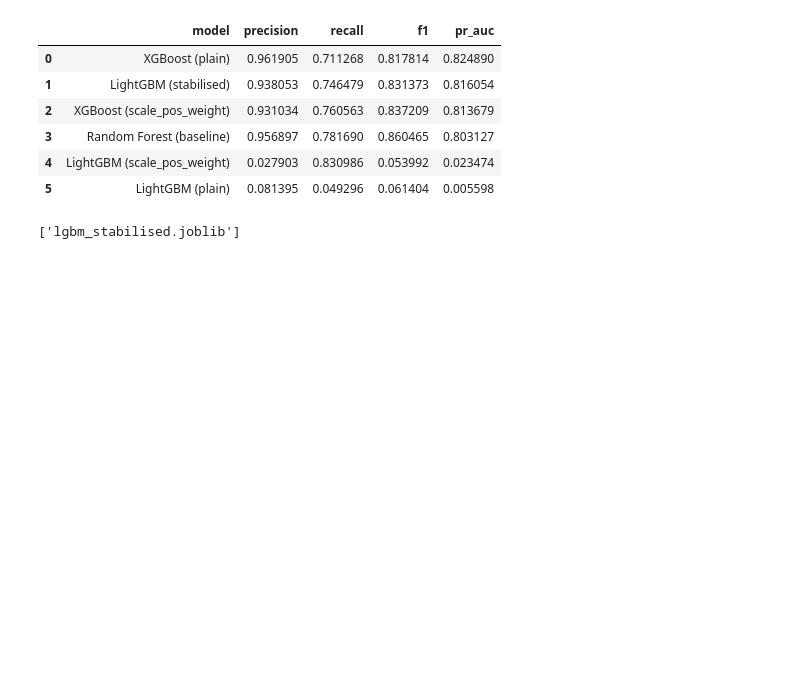
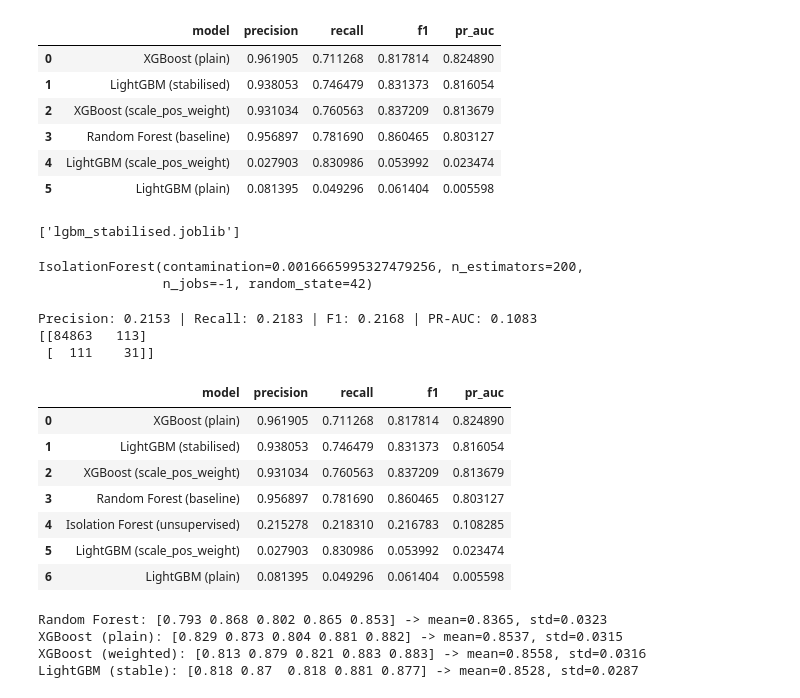
Before and after one commit to raheel-9deem/needlescope-fraud-detection, a Jupyter notebook: notebooks/05_advanced_models.ipynb, the cells around one changed output. Cells and saved outputs as stored; diff of their text form; code cells hidden in the pictures; blank space fills up the shorter version.

Commit message:
feat: add advanced models notebook for evaluating gradient boosting classifiers

```diff
--- a/notebooks/05_advanced_models.ipynb
+++ b/notebooks/05_advanced_models.ipynb
@@ -224,3 +225,47 @@ joblib.dump(xgb_weighted, "xgb_weighted.joblib")
 joblib.dump(lgbm_stable, "lgbm_stabilised.joblib")
 # %% [output]
 ['lgbm_stabilised.joblib']
+# %%
+iso = IsolationForest(
+    n_estimators=200,
+    contamination=float(y_train.mean()),
+    random_state=42,
+    n_jobs=-1
+)
+iso.fit(X_train)
+# %% [output]
+IsolationForest(contamination=0.0016665995327479256, n_estimators=200,
+                n_jobs=-1, random_state=42)
+# %%
+anomaly_score = -iso.score_samples(X_test)
+y_pred_iso = (iso.predict(X_test) == -1).astype(int)
+
+precision = precision_score(y_test, y_pred_iso)
+recall = recall_score(y_test, y_pred_iso)
+f1 = f1_score(y_test, y_pred_iso)
+pr_auc = average_precision_score(y_test, anomaly_score)
+
+print(f"Precision: {precision:.4f} | Recall: {recall:.4f} | F1: {f1:.4f} | PR-AUC: {pr_auc:.4f}")
+print(confusion_matrix(y_test, y_pred_iso))
+
+results.append({
+    "model": "Isolation Forest (unsupervised)",
+    "precision": precision, "recall": recall, "f1": f1, "pr_auc": pr_auc
+})
+# %% [output]
+Precision: 0.2153 | Recall: 0.2183 | F1: 0.2168 | PR-AUC: 0.1083
+[[84863   113]
+ [  111    31]]
+# %%
+comparison_df = pd.DataFrame(results).sort_values("pr_auc", ascending=False).reset_index(drop=True)
+# %%
+comparison_df
+# %% [output]
+|  | model | precision | recall | f1 | pr_auc |
+| 0 | XGBoost (plain) | 0.961905 | 0.711268 | 0.817814 | 0.824890 |
+| 1 | LightGBM (stabilised) | 0.938053 | 0.746479 | 0.831373 | 0.816054 |
+| 2 | XGBoost (scale_pos_weight) | 0.931034 | 0.760563 | 0.837209 | 0.813679 |
+| 3 | Random Forest (baseline) | 0.956897 | 0.781690 | 0.860465 | 0.803127 |
+| 4 | Isolation Forest (unsupervised) | 0.215278 | 0.218310 | 0.216783 | 0.108285 |
+| 5 | LightGBM (scale_pos_weight) | 0.027903 | 0.830986 | 0.053992 | 0.023474 |
+| 6 | LightGBM (plain) | 0.081395 | 0.049296 | 0.061404 | 0.005598 |
@@ -226,0 +288,15 @@ joblib.dump(lgbm_stable, "lgbm_stabilised.joblib")
+# %%
+for name, model in models_to_test.items():
+    scores = cross_val_score(model, X_train, y_train, cv=cv, scoring="average_precision", n_jobs=-1)
+    cv_results.append({
+        "model": name,
+        "mean_pr_auc": scores.mean(),
+        "std_pr_auc": scores.std(),
+        "scores": scores
+    })
+    print(f"{name}: {scores.round(3)} -> mean={scores.mean():.4f}, std={scores.std():.4f}")
+# %% [output]
+Random Forest: [0.793 0.868 0.802 0.865 0.853] -> mean=0.8365, std=0.0323
+XGBoost (plain): [0.829 0.873 0.804 0.881 0.882] -> mean=0.8537, std=0.0315
+XGBoost (weighted): [0.813 0.879 0.821 0.883 0.883] -> mean=0.8558, std=0.0316
+LightGBM (stable): [0.818 0.87  0.818 0.881 0.877] -> mean=0.8528, std=0.0287
```
Also changed, not shown: parts of 8 cells of this notebook, 1 other file.
